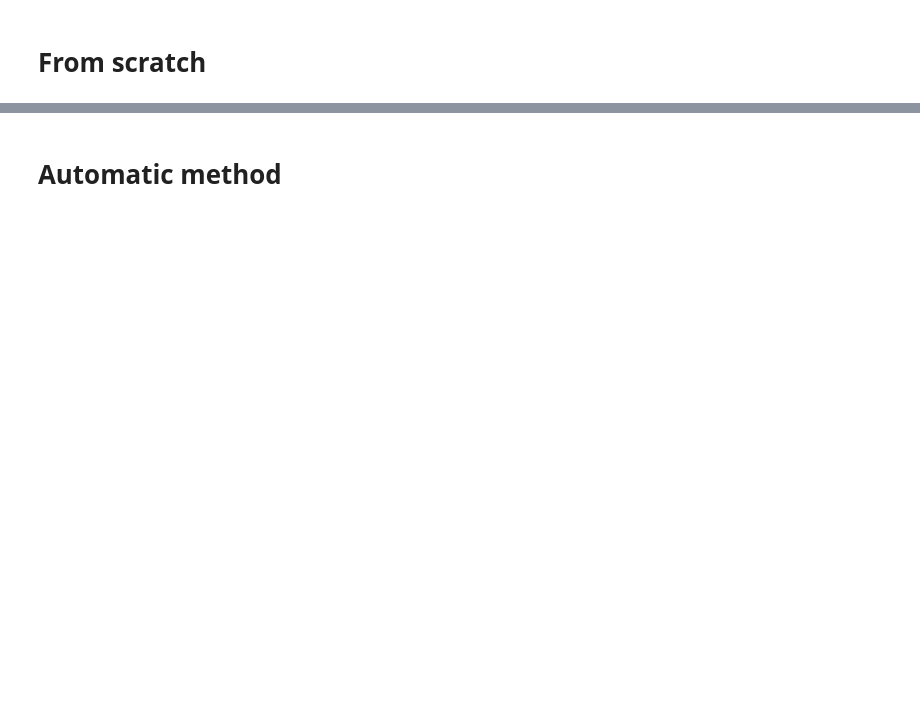
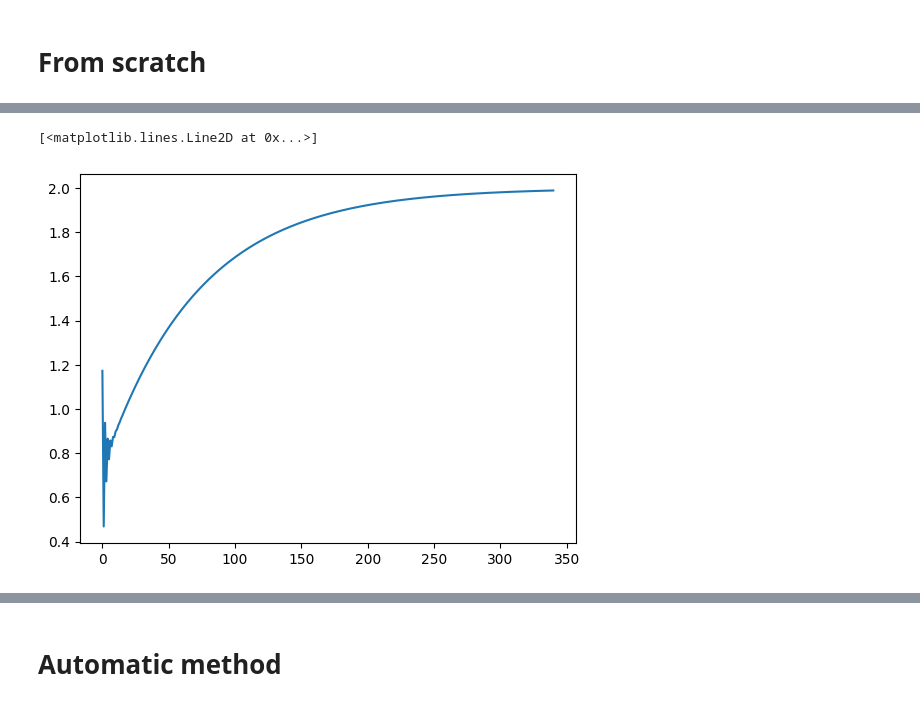
Before and after one commit to islam1mohamed/SemiColon_tasks, a Jupyter notebook: task_3_linear_regression.ipynb, the cells around one changed output, grey strips where cells are left out. Saved outputs shown, nothing was run; the diff lists cells and outputs as text; code cells hidden in the pictures; blank space fills up the shorter version.

```diff
--- a/task_3_linear_regression.ipynb
+++ b/task_3_linear_regression.ipynb
@@ -65,0 +73,5 @@ plt.plot(x, y_train, '--')
+# %%
+plt.plot(b_list)
+# %% [output]
+[<matplotlib.lines.Line2D at 0x...>]
+[figure, added]
```
Also changed, not shown: parts of 10 cells of this notebook.
